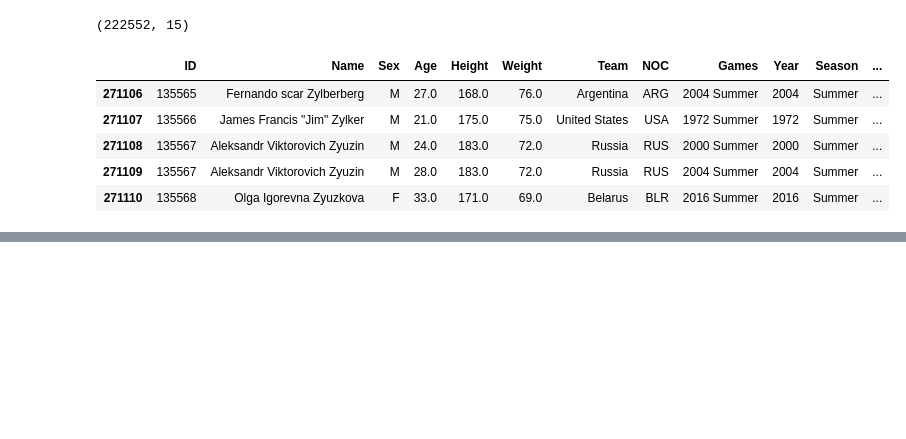
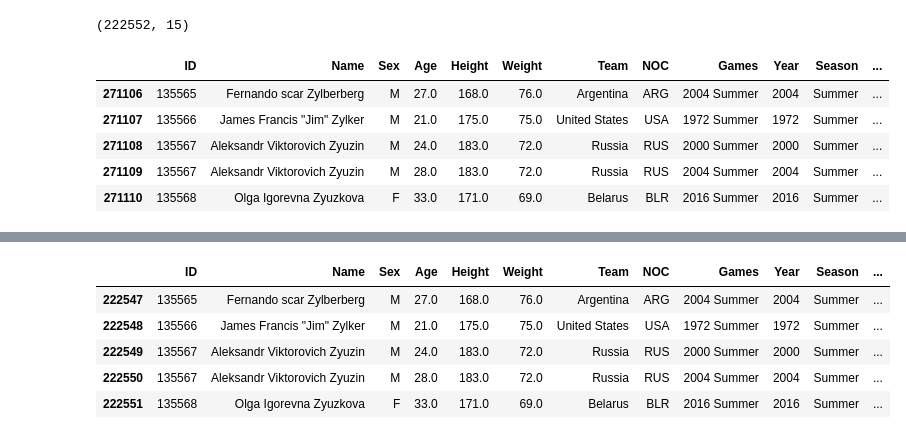
Before and after one commit to Bruhkhari/MPR6_notebook, a Jupyter notebook: Analysis.ipynb, the cells around one changed output, grey strips where cells are left out. Cells and saved outputs as stored; diff of their text form; code cells hidden in the pictures; blank space fills up the shorter version.

```diff
--- a/Analysis.ipynb
+++ b/Analysis.ipynb
@@ -2,7 +2,7 @@
 import numpy as np
 import pandas as pd
 # %%
-
+df = pd.read_csv('athlete_events.csv')
 region_df = pd.read_csv('noc_regions.csv')
 # %%
 #Initial Data
@@ -36,0 +48,11 @@ df.tail()
+# %%
+df = df.merge(region_df,on='NOC',how='left')
+# %%
+df.tail()
+# %% [output]
+|  | ID | Name | Sex | Age | Height | Weight | Team | NOC | Games | Year | Season | ... |
+| 222547 | 135565 | Fernando scar Zylberberg | M | 27.0 | 168.0 | 76.0 | Argentina | ARG | 2004 Summer | 2004 | Summer | ... |
+| 222548 | 135566 | James Francis "Jim" Zylker | M | 21.0 | 175.0 | 75.0 | United States | USA | 1972 Summer | 1972 | Summer | ... |
+| 222549 | 135567 | Aleksandr Viktorovich Zyuzin | M | 24.0 | 183.0 | 72.0 | Russia | RUS | 2000 Summer | 2000 | Summer | ... |
+| 222550 | 135567 | Aleksandr Viktorovich Zyuzin | M | 28.0 | 183.0 | 72.0 | Russia | RUS | 2004 Summer | 2004 | Summer | ... |
+| 222551 | 135568 | Olga Igorevna Zyuzkova | F | 33.0 | 171.0 | 69.0 | Belarus | BLR | 2016 Summer | 2016 | Summer | ... |
```
Also changed, not shown: parts of 20 cells of this notebook, 2 other files.
